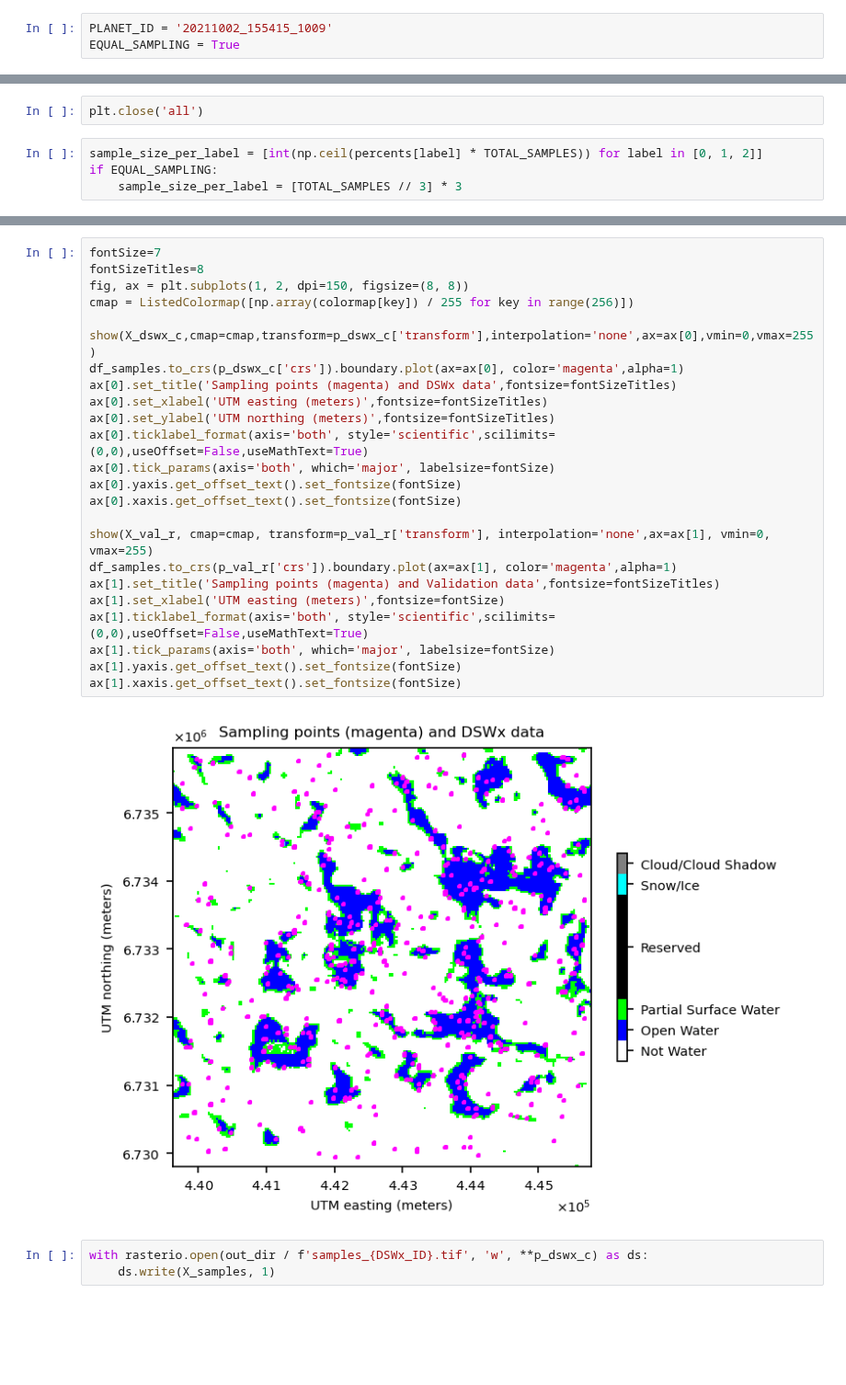
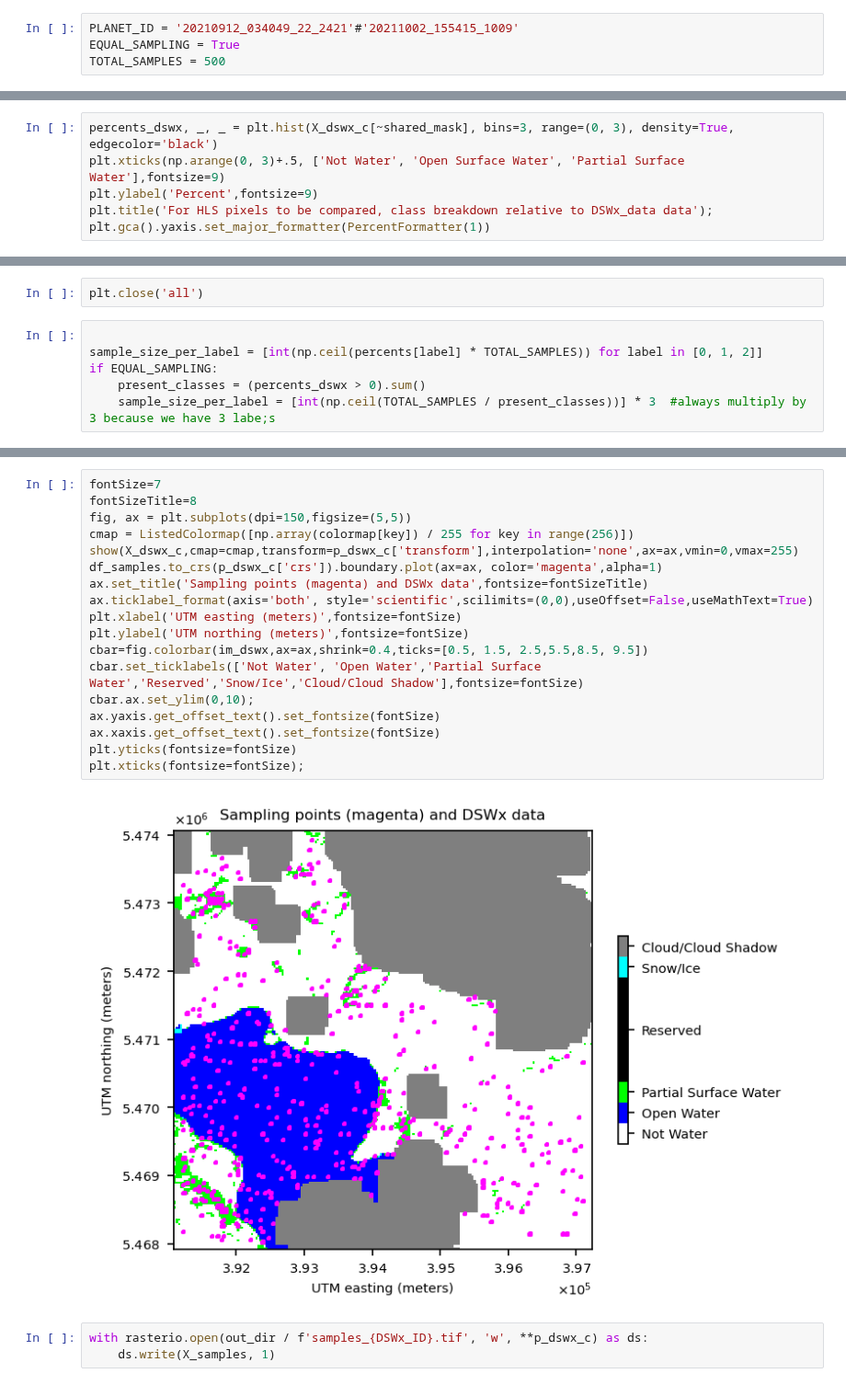
Before and after one commit to OPERA-Cal-Val/DSWx-HLS-Requirement-Verification, a Jupyter notebook: 0-Verify_Requirements.ipynb, the cells around one changed output, grey strips where cells are left out. Shown at 92% size. Cells and saved outputs as stored; diff of their text form; blank space fills up the shorter version.

Commit message:
expose sampling parameters

```diff
--- a/0-Verify_Requirements.ipynb
+++ b/0-Verify_Requirements.ipynb
@@ -26,8 +26,9 @@ from verification.hls import get_hls_urls
 # %% [markdown]
 This index is just relative to the finalized datasets.
 # %%
-PLANET_ID = '20211002_155415_1009'
+PLANET_ID = '20210912_034049_22_2421'#'20211002_155415_1009'
 EQUAL_SAMPLING = True
+TOTAL_SAMPLES = 500
 # %% [markdown]
 # Table of Finalized Data
 # %%
@@ -377,0 +379,6 @@ plt.gca().yaxis.set_major_formatter(PercentFormatter(1))
+# %%
+percents_dswx, _, _ = plt.hist(X_dswx_c[~shared_mask], bins=3, range=(0, 3), density=True, edgecolor='black')
+plt.xticks(np.arange(0, 3)+.5, ['Not Water', 'Open Surface Water', 'Partial Surface Water'],fontsize=9)
+plt.ylabel('Percent',fontsize=9)
+plt.title('For HLS pixels to be compared, class breakdown relative to DSWx_data data');
+plt.gca().yaxis.set_major_formatter(PercentFormatter(1))
@@ -378,9 +391,11 @@ plt.gca().yaxis.set_major_formatter(PercentFormatter(1))
 # %%
 plt.close('all')
 # %%
+
 sample_size_per_label = [int(np.ceil(percents[label] * TOTAL_SAMPLES)) for label in [0, 1, 2]]
 if EQUAL_SAMPLING:
-    sample_size_per_label = [TOTAL_SAMPLES // 3] * 3
+    present_classes = (percents_dswx > 0).sum()
+    sample_size_per_label = [int(np.ceil(TOTAL_SAMPLES / present_classes))] * 3  #always multiply by 3 because we have 3 labe;s
 # %%
 np.random.seed(0)
 # list of lists,
@@ -458,29 +471,23 @@ df_samples.head()
 # %%
 fontSize=7
-fontSizeTitles=8
-fig, ax = plt.subplots(1, 2, dpi=150, figsize=(8, 8))
+fontSizeTitle=8
+fig, ax = plt.subplots(dpi=150,figsize=(5,5))
 cmap = ListedColormap([np.array(colormap[key]) / 255 for key in range(256)])
-
-show(X_dswx_c,cmap=cmap,transform=p_dswx_c['transform'],interpolation='none',ax=ax[0],vmin=0,vmax=255)
-df_samples.to_crs(p_dswx_c['crs']).boundary.plot(ax=ax[0], color='magenta',alpha=1)
-ax[0].set_title('Sampling points (magenta) and DSWx data',fontsize=fontSizeTitles)
-ax[0].set_xlabel('UTM easting (meters)',fontsize=fontSizeTitles)
-ax[0].set_ylabel('UTM northing (meters)',fontsize=fontSizeTitles)
-ax[0].ticklabel_format(axis='both', style='scientific',scilimits=(0,0),useOffset=False,useMathText=True)
-ax[0].tick_params(axis='both', which='major', labelsize=fontSize)
-ax[0].yaxis.get_offset_text().set_fontsize(fontSize)
-ax[0].xaxis.get_offset_text().set_fontsize(fontSize)
-
-show(X_val_r, cmap=cmap, transform=p_val_r['transform'], interpolation='none',ax=ax[1], vmin=0, vmax=255)
-df_samples.to_crs(p_val_r['crs']).boundary.plot(ax=ax[1], color='magenta',alpha=1)
-ax[1].set_title('Sampling points (magenta) and Validation data',fontsize=fontSizeTitles)
-ax[1].set_xlabel('UTM easting (meters)',fontsize=fontSize)
-ax[1].ticklabel_format(axis='both', style='scientific',scilimits=(0,0),useOffset=False,useMathText=True)
-ax[1].tick_params(axis='both', which='major', labelsize=fontSize)
-ax[1].yaxis.get_offset_text().set_fontsize(fontSize)
-ax[1].xaxis.get_offset_text().set_fontsize(fontSize)
+show(X_dswx_c,cmap=cmap,transform=p_dswx_c['transform'],interpolation='none',ax=ax,vmin=0,vmax=255)
+df_samples.to_crs(p_dswx_c['crs']).boundary.plot(ax=ax, color='magenta',alpha=1)
+ax.set_title('Sampling points (magenta) and DSWx data',fontsize=fontSizeTitle)
+ax.ticklabel_format(axis='both', style='scientific',scilimits=(0,0),useOffset=False,useMathText=True)
+plt.xlabel('UTM easting (meters)',fontsize=fontSize)
+plt.ylabel('UTM northing (meters)',fontsize=fontSize)
+cbar=fig.colorbar(im_dswx,ax=ax,shrink=0.4,ticks=[0.5, 1.5, 2.5,5.5,8.5, 9.5])
+cbar.set_ticklabels(['Not Water', 'Open Water','Partial Surface Water','Reserved','Snow/Ice','Cloud/Cloud Shadow'],fontsize=fontSize)
+cbar.ax.set_ylim(0,10);
+ax.yaxis.get_offset_text().set_fontsize(fontSize)
+ax.xaxis.get_offset_text().set_fontsize(fontSize)
+plt.yticks(fontsize=fontSize)
+plt.xticks(fontsize=fontSize);
 # %% [output]
-[figure, old version]
+[figure, new version]
 # %%
 with rasterio.open(out_dir / f'samples_{DSWx_ID}.tif', 'w', **p_dswx_c) as ds:
     ds.write(X_samples, 1)
```
Also changed, not shown: parts of 26 cells of this notebook.
